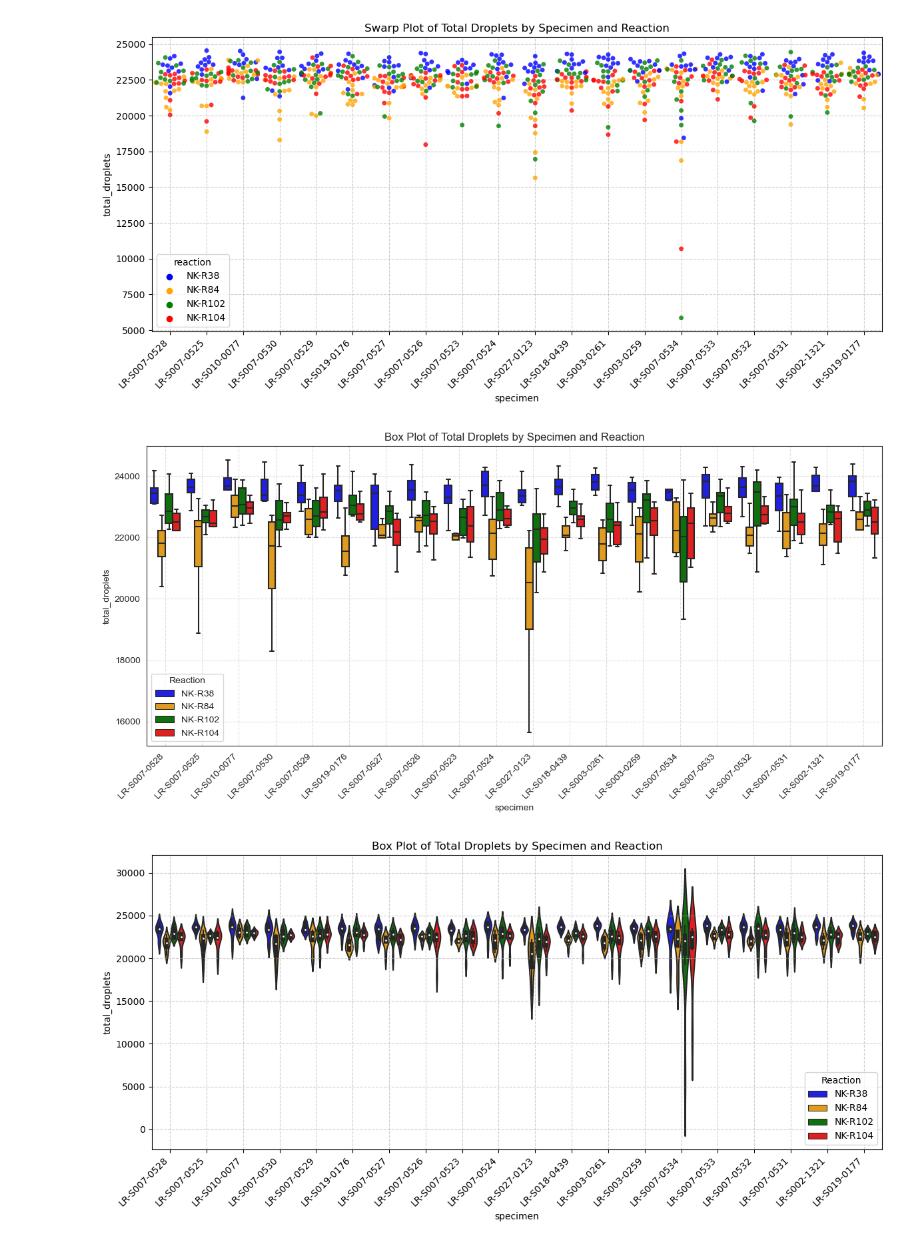
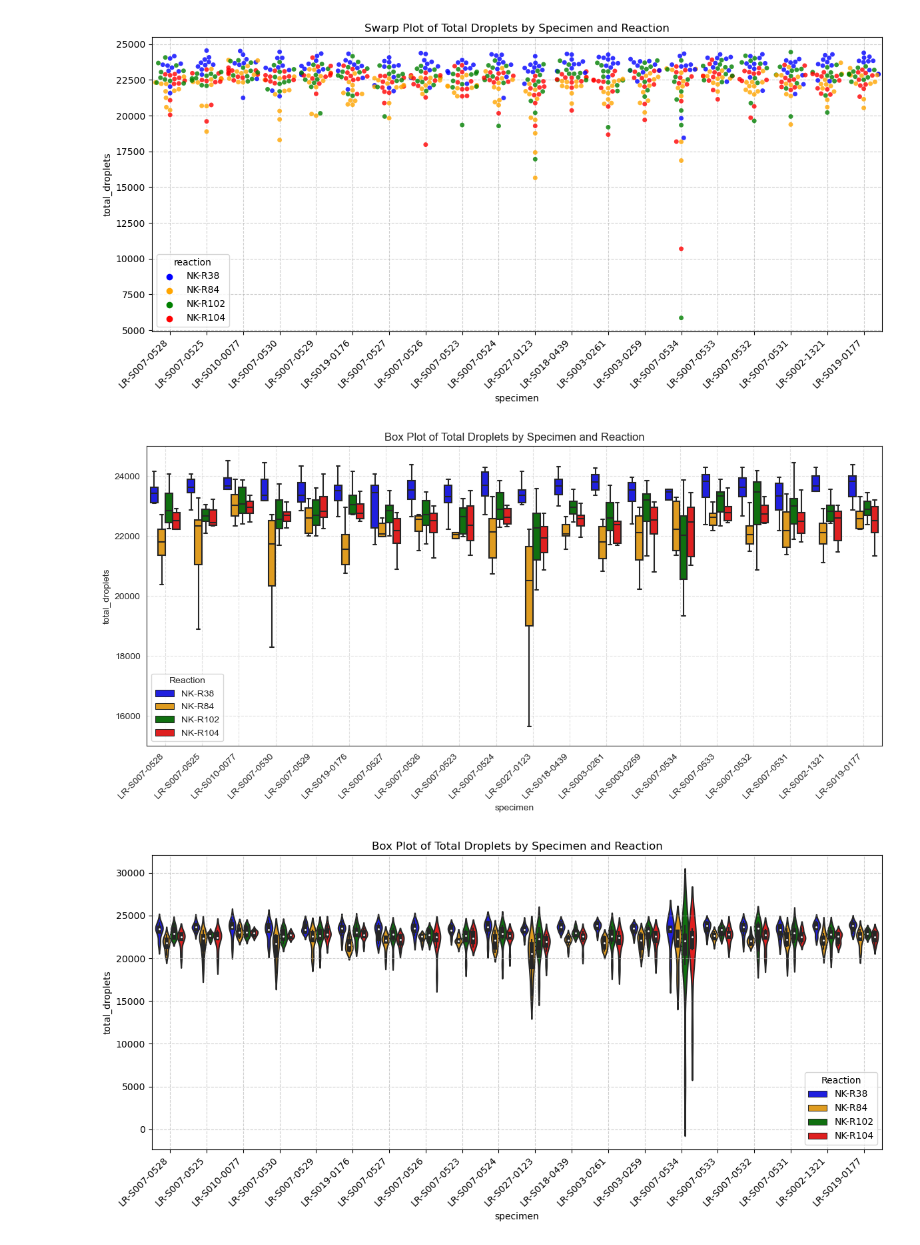
Before and after one commit to nicolejordann/Project_1, a Jupyter notebook: steve_visualization_V2.ipynb, the cells around one changed output. Drawn from its saved outputs; the diff is of its cells as text; code cells hidden in the pictures.

Commit message:
uploaded box plot(y axis starts with 15000)
uploaded box plot(y axis starts with 15000)

```diff
--- a/steve_visualization_V2.ipynb
+++ b/steve_visualization_V2.ipynb
@@ -313,21 +313,22 @@ plt.show()
 # %%
 # Box plot
 plt.figure(figsize=(12, 6))
 sns.boxplot(x='specimen', y='total_droplets', hue='reaction',
             data=filtered_data, palette=palette, showfliers=False)
 
 # Setting figure attributes
 # remove the outlier!!!
 # y axis start with 125000!!!
 plt.title('Box Plot of Total Droplets by Specimen and Reaction')
 plt.xticks(rotation=45, ha='right')  # Rotate the x-axis
 plt.legend(title='Reaction', loc='best')
 plt.grid(True, linestyle='--', alpha=0.6)
+plt.ylim(15000, 25000)
 plt.tight_layout()  # adjust the layout
-plt.savefig('./output/The Box Plot of Total Droplets by Specimen and Reaction.png')
+plt.savefig('./output/The Box Plot of Total Droplets by Specimen and Reaction(start with 15000).png')
 plt.show()
 # %% [output]
-[figure, old version]
+[figure, new version]
 # %%
 # violinplot
 # The violin plot combines the advantages of a box plot and a kernel density estimate
```
Also changed, not shown: 1 other file.
